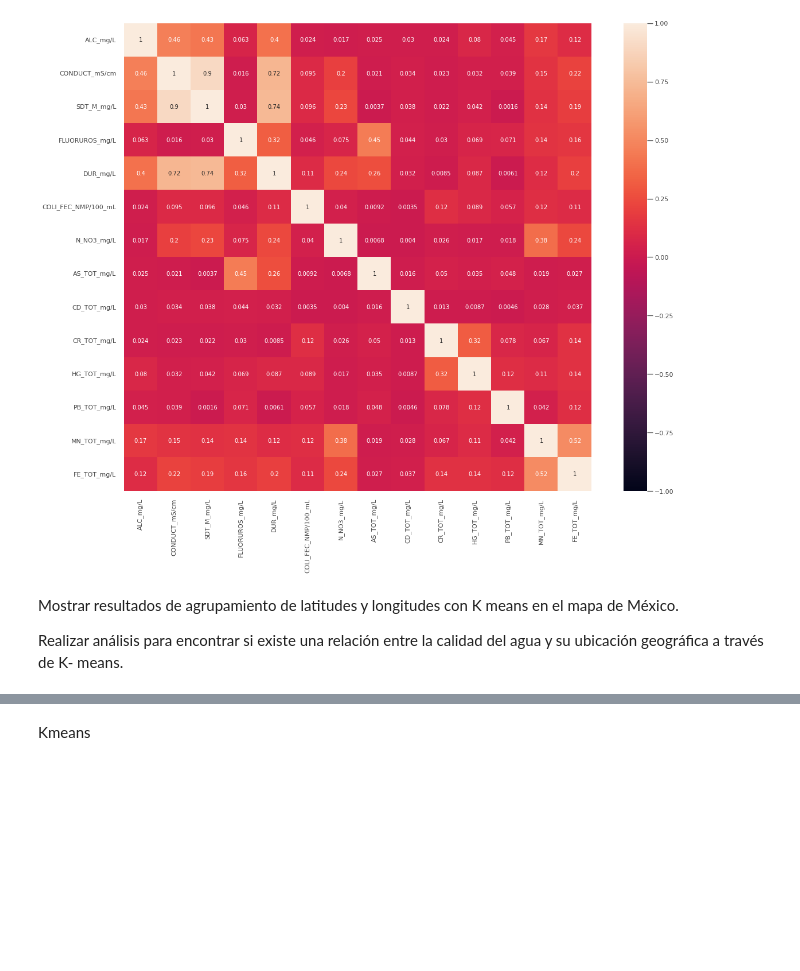
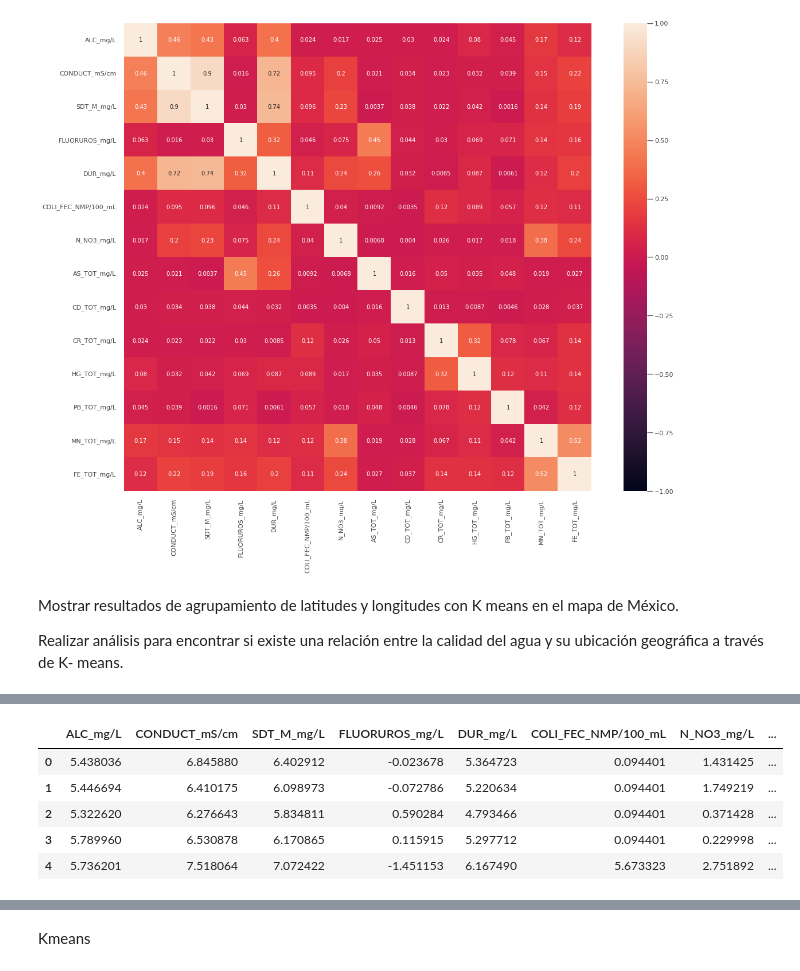
Before and after one commit to PosgradoMNA/actividades-del-projecto-cad_equipo_18, a Jupyter notebook: Equipo_18_Entrega_1_Aguas_Subterraneas.ipynb, the cells around one changed output, grey strips where cells are left out. Saved outputs shown, nothing was run; the diff lists cells and outputs as text; code cells hidden in the pictures; blank space fills up the shorter version.

```diff
--- a/Equipo_18_Entrega_1_Aguas_Subterraneas.ipynb
+++ b/Equipo_18_Entrega_1_Aguas_Subterraneas.ipynb
@@ -679,5 +679,12 @@ qeds.themes.mpl_style();
 # %%
-nAGUASUB_num["Coordinates"] = list(zip(nAGUASUB_num.LONGITUD, nAGUASUB_num.LATITUD))
-nAGUASUB_num["Coordinates"] = nAGUASUB_num["Coordinates"].apply(Point)
-nAGUASUB_num.head()
+Data5["Coordinates"] = list(zip(Data4.LONGITUD, Data4.LATITUD))
+Data5["Coordinates"] = Data5["Coordinates"].apply(Point)
+Data5.head()
+# %% [output]
+|  | ALC_mg/L | CONDUCT_mS/cm | SDT_M_mg/L | FLUORUROS_mg/L | DUR_mg/L | COLI_FEC_NMP/100_mL | N_NO3_mg/L | ... |
+| 0 | 5.438036 | 6.845880 | 6.402912 | -0.023678 | 5.364723 | 0.094401 | 1.431425 | ... |
+| 1 | 5.446694 | 6.410175 | 6.098973 | -0.072786 | 5.220634 | 0.094401 | 1.749219 | ... |
+| 2 | 5.322620 | 6.276643 | 5.834811 | 0.590284 | 4.793466 | 0.094401 | 0.371428 | ... |
+| 3 | 5.789960 | 6.530878 | 6.170865 | 0.115915 | 5.297712 | 0.094401 | 0.229998 | ... |
+| 4 | 5.736201 | 7.518064 | 7.072422 | -1.451153 | 6.167490 | 5.673323 | 2.751892 | ... |
 # %%
```
Also changed, not shown: parts of 7 cells of this notebook.
